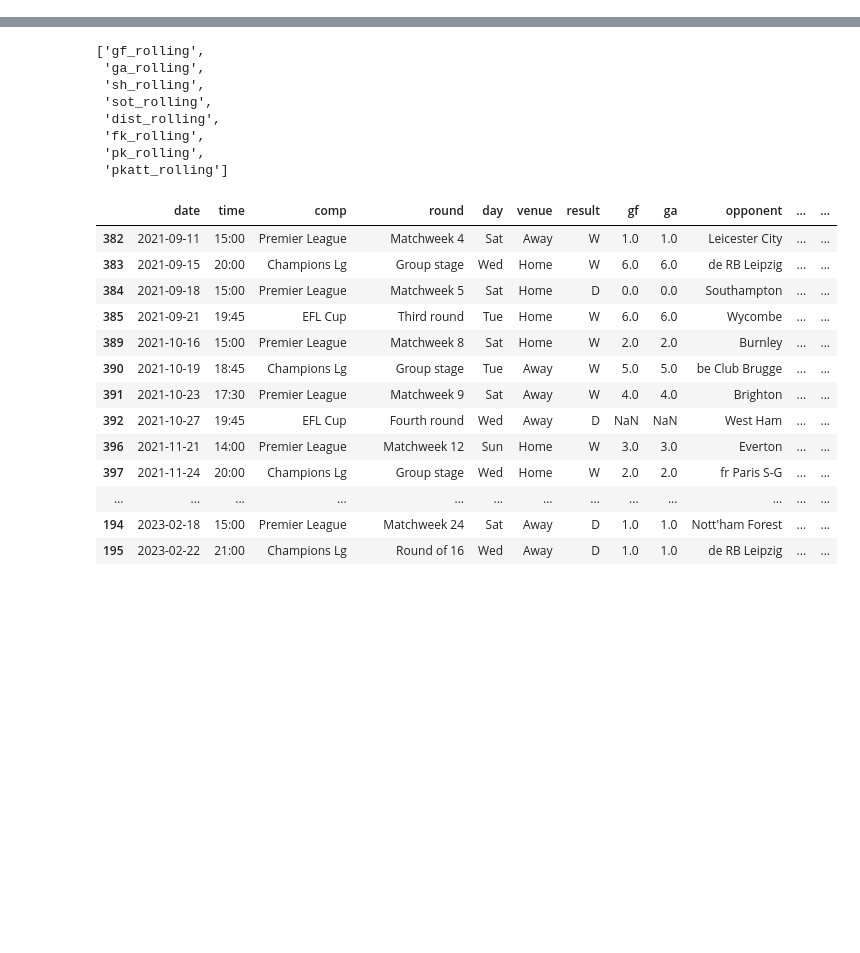
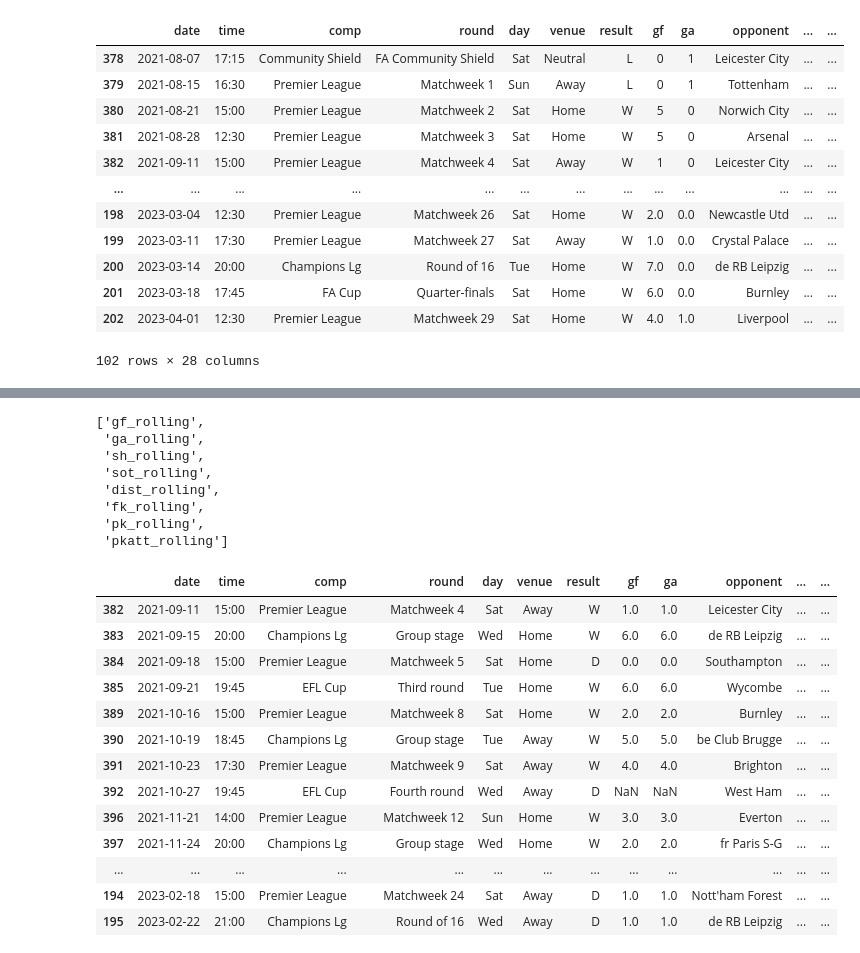
Before and after one commit to juchmielewska/assignment, a Jupyter notebook: 2_Assignment 1a, forecasting.ipynb, the cells around one changed output, grey strips where cells are left out. Saved outputs shown, nothing was run; the diff lists cells and outputs as text; code cells hidden in the pictures; blank space fills up the shorter version.

```diff
--- a/2_Assignment 1a, forecasting.ipynb
+++ b/2_Assignment 1a, forecasting.ipynb
@@ -14,0 +5,4 @@ matches.head()
+# %%
+selected_teams = ['Bayern Munich', 'Napoli', 'Benfica', 'Real Madrid', 'Manchester City', 'Chelsea', 'Internazionale', 'Milan']
+sm = selected_matches = matches[matches["team"].isin(selected_teams)]
+sm.head()
@@ -14,0 +17,9 @@ matches.head()
+# %%
+sm['opponent'] = sm['opponent'].str.replace('eng Chelsea', 'Chelsea')
+sm['opponent'] = sm['opponent'].str.replace('de Bayern Munich', 'Bayern Munich')
+sm['opponent'] = sm['opponent'].str.replace('eng Manchester City', 'Manchester City')
+sm['opponent'] = sm['opponent'].str.replace('pt Benfica', 'Benfica')
+sm['opponent'] = sm['opponent'].str.replace('es Real Madrid', 'Real Madrid')
+sm['opponent'] = sm['opponent'].str.replace('it Inter', 'Internazionale')
+sm['opponent'] = sm['opponent'].str.replace('Inter', 'Internazionale')
+sm['opponent'] = sm['opponent'].str.replace('it Milan', 'Milan')
@@ -14,0 +111,16 @@ matches.head()
+# %%
+sm[sm["team"] == "Manchester City"].sort_values("date")
+# %% [output]
+|  | date | time | comp | round | day | venue | result | gf | ga | opponent | ... | ... |
+| 378 | 2021-08-07 | 17:15 | Community Shield | FA Community Shield | Sat | Neutral | L | 0 | 1 | Leicester City | ... | ... |
+| 379 | 2021-08-15 | 16:30 | Premier League | Matchweek 1 | Sun | Away | L | 0 | 1 | Tottenham | ... | ... |
+| 380 | 2021-08-21 | 15:00 | Premier League | Matchweek 2 | Sat | Home | W | 5 | 0 | Norwich City | ... | ... |
+| 381 | 2021-08-28 | 12:30 | Premier League | Matchweek 3 | Sat | Home | W | 5 | 0 | Arsenal | ... | ... |
+| 382 | 2021-09-11 | 15:00 | Premier League | Matchweek 4 | Sat | Away | W | 1 | 0 | Leicester City | ... | ... |
+| ... | ... | ... | ... | ... | ... | ... | ... | ... | ... | ... | ... | ... |
+| 198 | 2023-03-04 | 12:30 | Premier League | Matchweek 26 | Sat | Home | W | 2.0 | 0.0 | Newcastle Utd | ... | ... |
+| 199 | 2023-03-11 | 17:30 | Premier League | Matchweek 27 | Sat | Away | W | 1.0 | 0.0 | Crystal Palace | ... | ... |
+| 200 | 2023-03-14 | 20:00 | Champions Lg | Round of 16 | Tue | Home | W | 7.0 | 0.0 | de RB Leipzig | ... | ... |
+| 201 | 2023-03-18 | 17:45 | FA Cup | Quarter-finals | Sat | Home | W | 6.0 | 0.0 | Burnley | ... | ... |
+| 202 | 2023-04-01 | 12:30 | Premier League | Matchweek 29 | Sat | Home | W | 4.0 | 1.0 | Liverpool | ... | ... |
+102 rows × 28 columns
```
Also changed, not shown: parts of 59 cells of this notebook.
